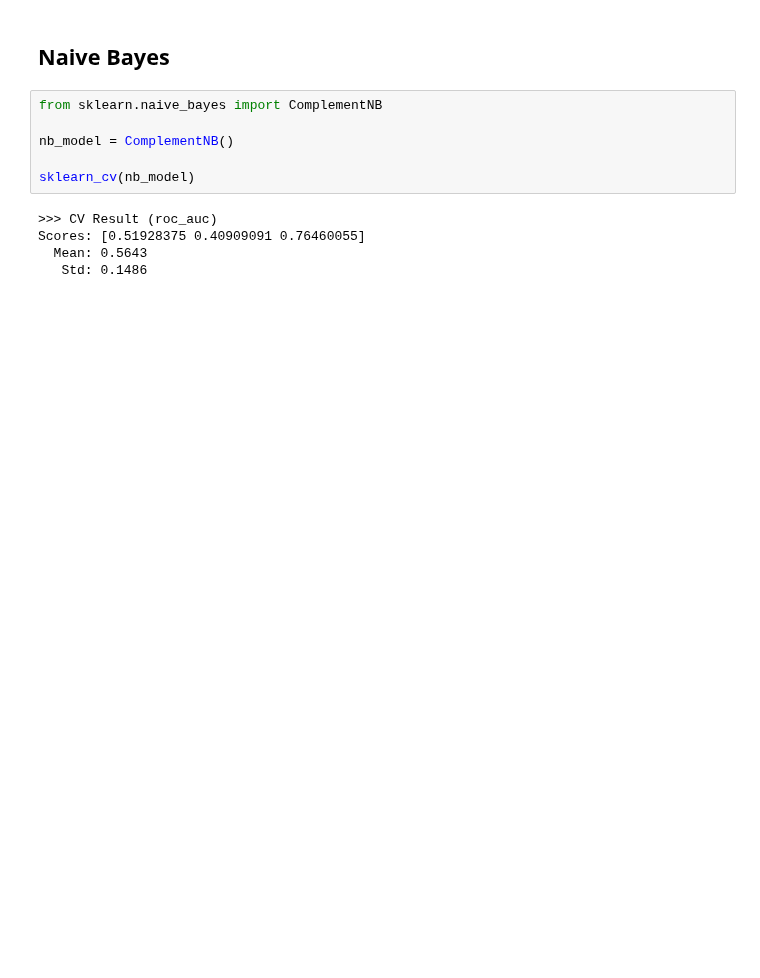
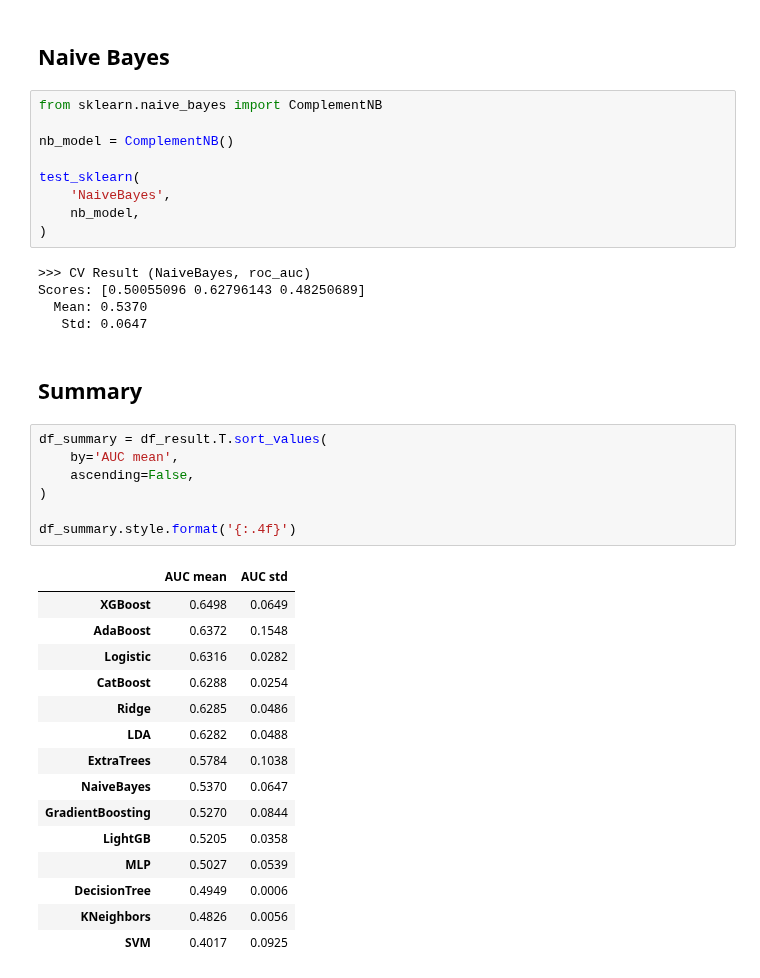
Before and after one commit to zEuler1027/ML_PICS, a Jupyter notebook: models.ipynb, the cells around one changed output. Saved outputs shown, nothing was run; the diff lists cells and outputs as text; blank space fills up the shorter version.

```diff
--- a/models.ipynb
+++ b/models.ipynb
@@ -338,9 +437,37 @@ from sklearn.naive_bayes import ComplementNB
 
 nb_model = ComplementNB()
 
-sklearn_cv(nb_model)
+test_sklearn(
+    'NaiveBayes',
+    nb_model,
+)
 # %% [output]
->>> CV Result (roc_auc)
-Scores: [0.51928375 0.40909091 0.76460055]
-  Mean: 0.5643
-   Std: 0.1486
+>>> CV Result (NaiveBayes, roc_auc)
+Scores: [0.50055096 0.62796143 0.48250689]
+  Mean: 0.5370
+   Std: 0.0647
+# %% [markdown]
+## Summary
+# %%
+df_summary = df_result.T.sort_values(
+    by='AUC mean',
+    ascending=False,
+)
+
+df_summary.style.format('{:.4f}')
+# %% [output]
+|  | AUC mean | AUC std |
+| XGBoost | 0.6498 | 0.0649 |
+| AdaBoost | 0.6372 | 0.1548 |
+| Logistic | 0.6316 | 0.0282 |
+| CatBoost | 0.6288 | 0.0254 |
+| Ridge | 0.6285 | 0.0486 |
+| LDA | 0.6282 | 0.0488 |
+| ExtraTrees | 0.5784 | 0.1038 |
+| NaiveBayes | 0.5370 | 0.0647 |
+| GradientBoosting | 0.5270 | 0.0844 |
+| LightGB | 0.5205 | 0.0358 |
+| MLP | 0.5027 | 0.0539 |
+| DecisionTree | 0.4949 | 0.0006 |
+| KNeighbors | 0.4826 | 0.0056 |
+| SVM | 0.4017 | 0.0925 |
```
Also changed, not shown: parts of 25 cells of this notebook.
